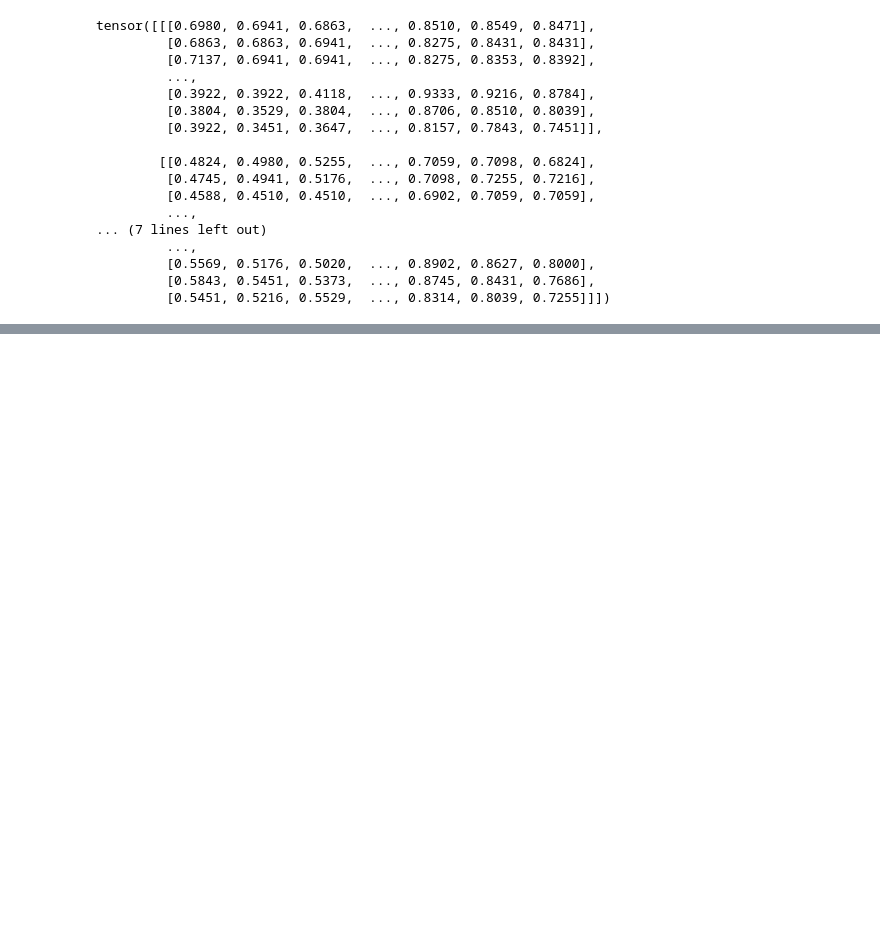
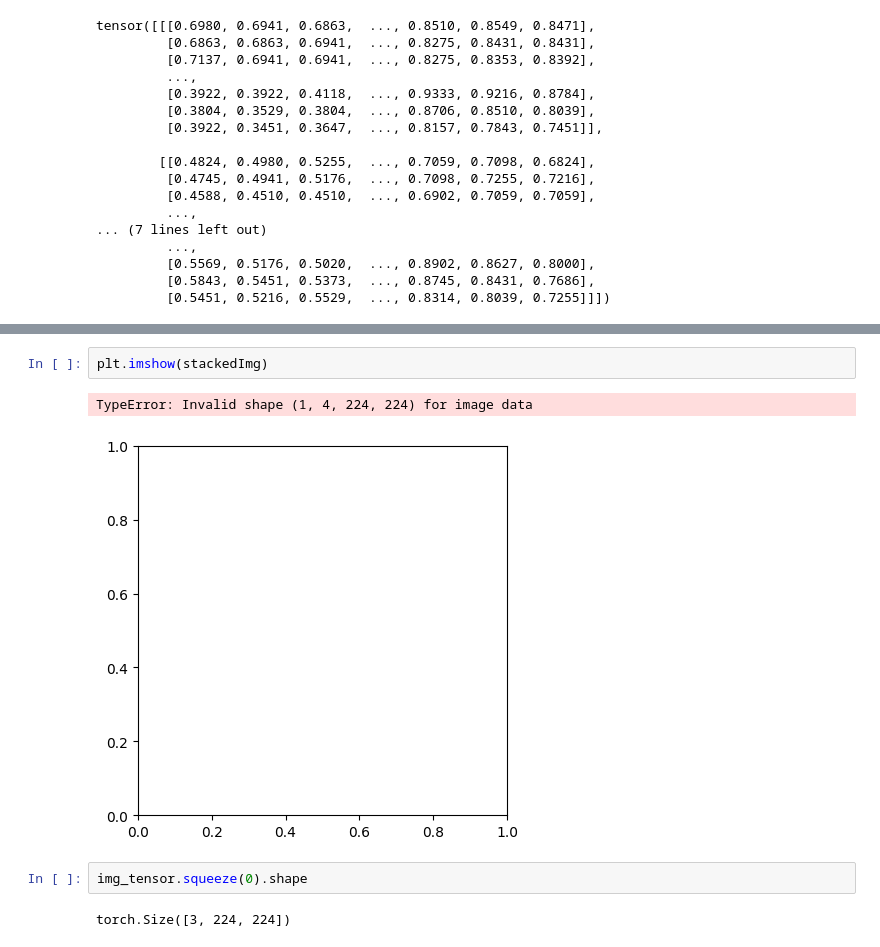
Before and after one commit to MLOps-Group-2/Breast_Cancer_Segmentation, a Jupyter notebook: notebooks/load_model_test.ipynb, the cells around one changed output, grey strips where cells are left out. Saved outputs shown, nothing was run; the diff lists cells and outputs as text; blank space fills up the shorter version.

```diff
--- a/notebooks/load_model_test.ipynb
+++ b/notebooks/load_model_test.ipynb
@@ -133,0 +123,9 @@ Traceback of TorchScript, serialized code (most recent call last):
+# %%
+plt.imshow(stackedImg)
+# %% [output]
+TypeError: Invalid shape (1, 4, 224, 224) for image data
+[figure, added]
+# %%
+img_tensor.squeeze(0).shape
+# %% [output]
+torch.Size([3, 224, 224])
```
Also changed, not shown: parts of 9 cells of this notebook, 5 other files.
